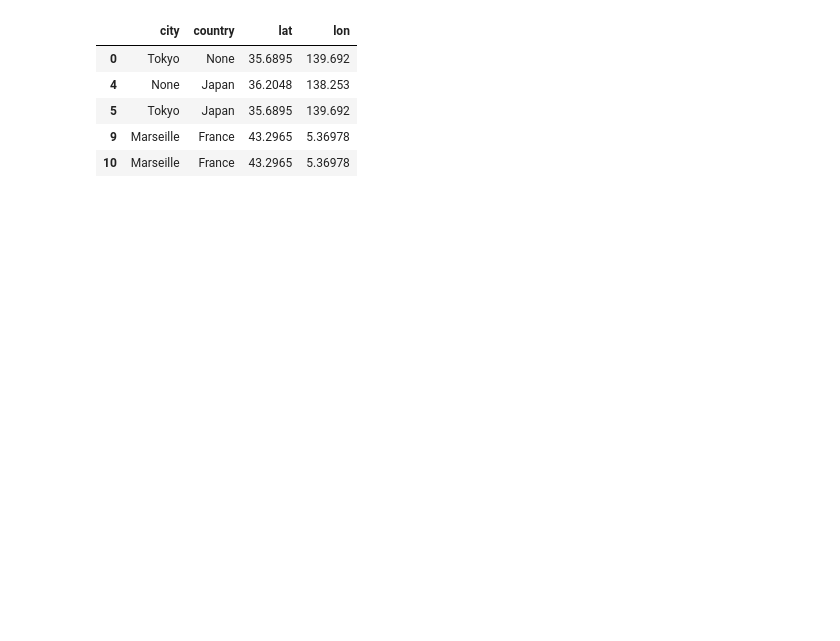
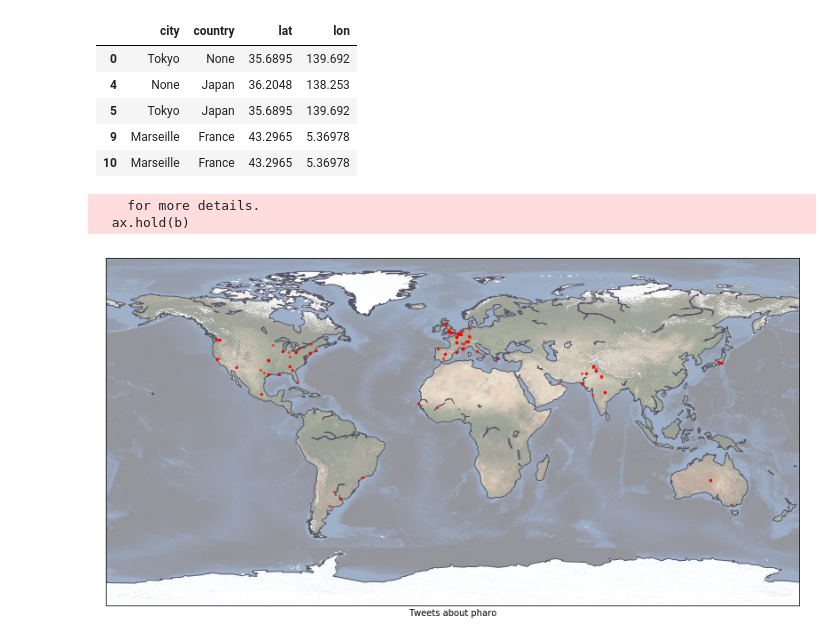
Before and after one commit to olekscode/TwitterGeotag, a Jupyter notebook: TwitterGeotag.ipynb, the cells around one changed output. Cells and saved outputs as stored; diff of their text form; code cells hidden in the pictures; blank space fills up the shorter version.

```diff
--- a/TwitterGeotag.ipynb
+++ b/TwitterGeotag.ipynb
@@ -21,3 +27,18 @@ count = 200
 search_results = twitter_api.search.tweets(q=query, count=count)
 
 statuses = search_results["statuses"]
+tweet_count = 0
+
+while True:
+    try:
+        next_results = search_results["search_metadata"]["next_results"]
+
+        args = dict(parse.parse_qsl(next_results[1:]))
+
+        search_results = twitter_api.search.tweets(**args)
+        statuses += search_results["statuses"]
+
+        print(search_results["search_metadata"]["max_id"])
+
+    except:
+        break
@@ -74,3 +122,16 @@ places.head()
 | 5 | Tokyo | Japan | 35.6895 | 139.692 |
 | 9 | Marseille | France | 43.2965 | 5.36978 |
 | 10 | Marseille | France | 43.2965 | 5.36978 |
+# %%
+fig, ax = plt.subplots(figsize=(14, 8))
+earth = Basemap()
+earth.bluemarble(alpha=0.42)
+earth.drawcoastlines(color='#555566', linewidth=1)
+ax.scatter(places['lon'], places['lat'], 5,
+           c='red', alpha=0.5, zorder=10)
+ax.set_xlabel("Tweets about {}".format(query))
+plt.savefig('img/tweets.png', dpi=350, bbox_inches='tight')
+# %% [output]
+    for more details.
+  ax.hold(b)
+[figure, added]
```
Also changed, not shown: parts of 4 cells of this notebook, 1 other file.
